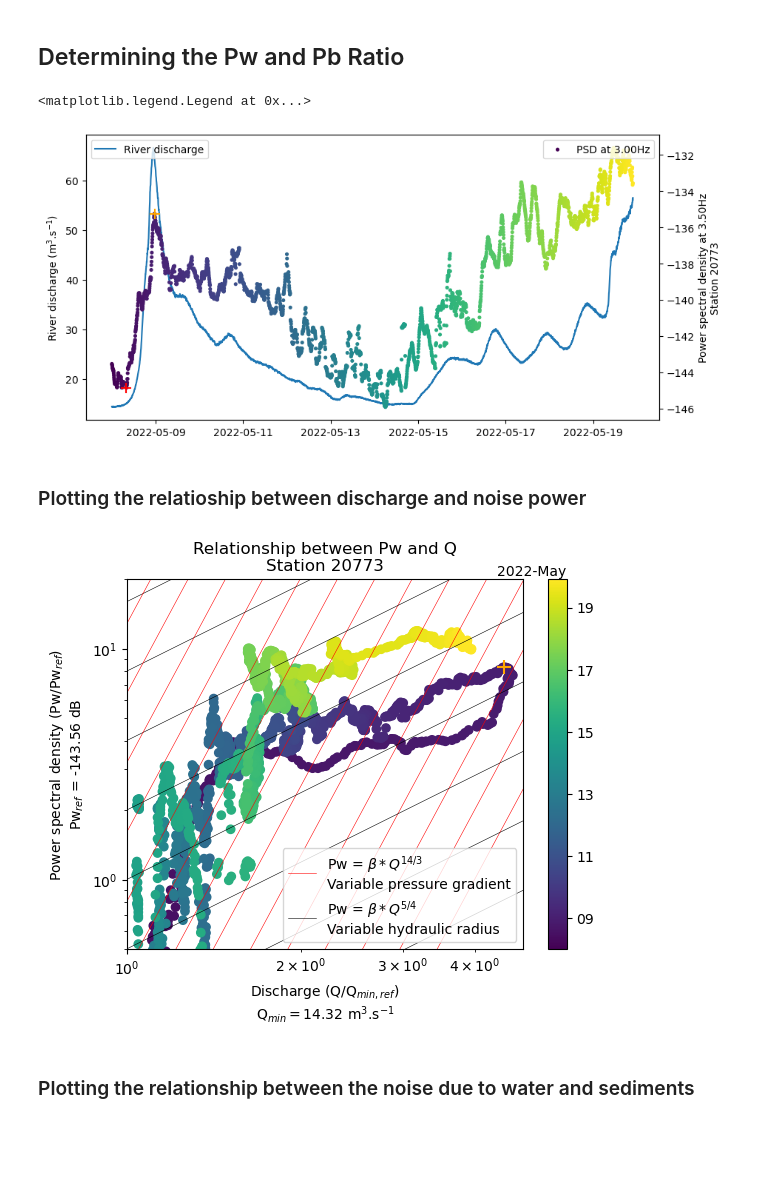
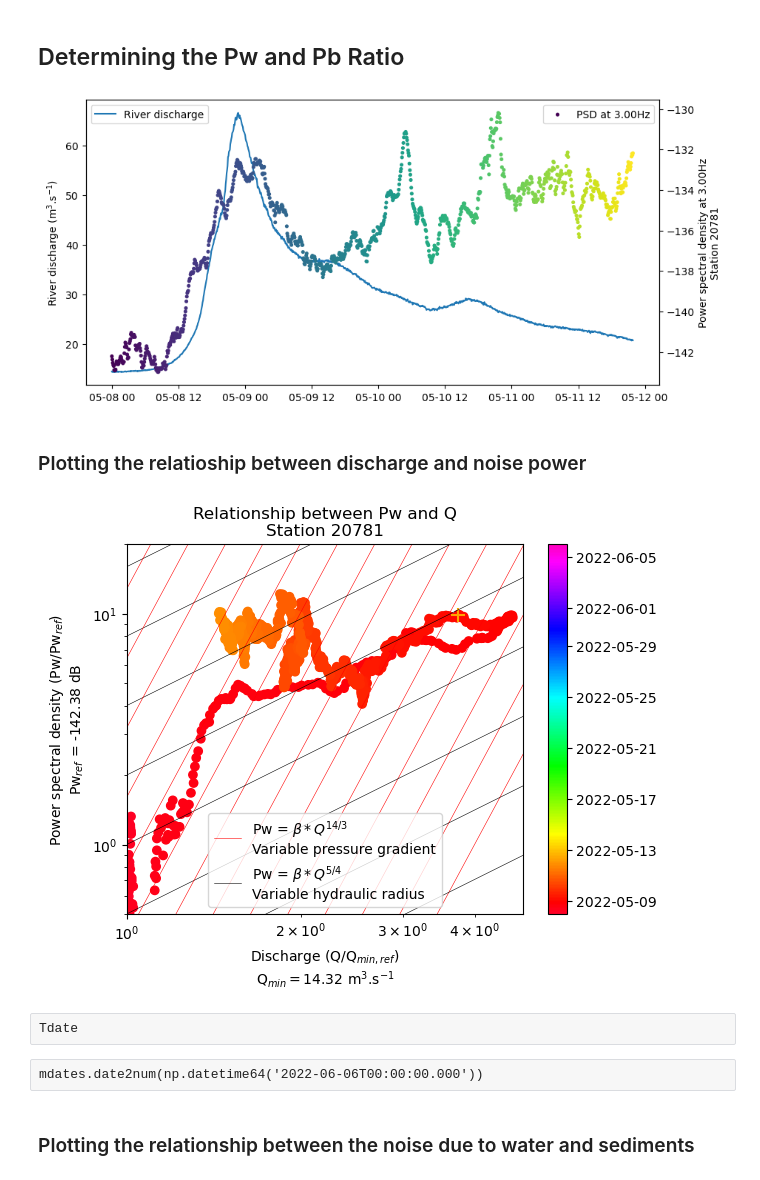
Before and after one commit to jgovoort/sismo-memo, a Jupyter notebook: hydro-glacier.ipynb, the cells around one changed output. Saved outputs shown, nothing was run; the diff lists cells and outputs as text; code cells hidden in the pictures; blank space fills up the shorter version.

```diff
--- a/hydro-glacier.ipynb
+++ b/hydro-glacier.ipynb
@@ -355,8 +385,13 @@ plt.show()
 # %% [markdown]
 ### Loading the PPSD for specific station
 # %%
-Snpz = '20773'
+Snpz = '20781'
 stt = '4530%s_ppsdZ.npz'%Snpz
 ppsd = PPSD.load_npz('./ppsd/%s'%stt)
 ppsd.plot_temporal([1/15,1/3])
+
+fig = plt.figure()
+ppsd.plot_spectrogram(grid=True)
+#plt.ylim(0.05,1)
+plt.show()
 # %% [output]
@@ -413,57 +450,67 @@ plt.legend(loc='upper left')
 ax1.set_ylabel('River discharge (m$^3$.s$^{-1}$)')
 ax2=ax1.twinx()
 ax2.scatter(Tdate,-sPwater[0],c=mdates.date2num(Tdate), s=7, label='PSD at %.2fHz' %(3.0))
-ax2.scatter(Tdate[idxMINP], MINP, marker='+', c='r', s=100)
-ax2.scatter(Tdate[idxMAXP], MAXP, marker='+', c='orange', s=100)
-ax2.set_ylabel('Power spectral density at %.2fHz\nStation %s' %(3.5, Snpz))
+#ax2.scatter(Tdate[idxMINP], MINP, marker='+', c='r', s=100)
+#ax2.scatter(Tdate[idxMAXP], MAXP, marker='+', c='orange', s=100)
+
+ax2.set_ylabel('Power spectral density at %.2fHz\nStation %s' %(3., Snpz))
 plt.legend(loc='upper right')
+
+
 #ax2.set_ylim(-150,-130)
+
+plt.savefig('./plot_hydro/Pw_Q_Time_%s.png' %Snpz , bbox_inches='tight')
 # %% [output]
-<matplotlib.legend.Legend at 0x...>
-[figure, old version]
+[figure, new version]
 # %% [markdown]
 ### Plotting the relatioship between discharge and noise power
 # %%
 import matplotlib.dates as mdates
-
+import matplotlib.colors as colors
 
 sPw = -sPwater[0]
 LQ =  disPW/np.min(disPW)
-plt.scatter(LQ, sPw-sPw[np.argmin(disPW)],c=mdates.date2num(Tdate))
+dd = plt.scatter(LQ, sPw-sPw[np.argmin(disPW)],c=mdates.date2num(Tdate))
+dd.set_norm(colors.Normalize(vmin=19120.0, vmax=19149.0))
+dd.set_cmap('gist_rainbow')
 
-cb = plt.colorbar()
+cb = plt.colorbar(cmap=colormap)
 loc = mdates.AutoDateLocator()
 cb.ax.yaxis.set_major_locator(loc)
-cb.ax.yaxis.set_major_formatter(mdates.ConciseDateFormatter(loc))
-
+cb.ax.yaxis.set_major_formatter(mdates.AutoDateFormatter(loc))
+mdates.AutoDateFormatter
 L = np.arange(1,70,.1)
 i = .0125/(2**4)
 
 np.arange(.2,4000,10)
 for j in range(50) :
     #print((.1*i-i/4000))
     i *= 2
     p1 = i*L**(14/3)
     p2 = i*5*L**(5/4)
     a1, = plt.plot(L, p1, c='r',label='Pw = $ \\beta*Q^{14/3}$\nVariable pressure gradient',linewidth=.4)
     a2,= plt.plot(L, p2, c='k',label='Pw = $\\beta*Q^{5/4}$\nVariable hydraulic radius',linewidth=.4)
 
 plt.scatter(LQ[idxMINP], MINP-sPw[np.argmin(disPW)], marker='+', c='r', s=100)
 plt.scatter(LQ[idxMAXP], MAXP-sPw[np.argmin(disPW)], marker='+', c='orange', s=100)
 
 plt.ylim(.5, 20)
 plt.xlim(1,np.max(disPW/np.min(disPW))+.2)
 #plt.xlim(-.5, 10)
 plt.legend(handles=[a1, a2])
 plt.xlabel('Discharge (Q/Q$_{min, ref}$)\nQ$_{min} = %.2f$ m$^3$.s$^{-1}$'  %(np.min(disPW)))
 plt.ylabel('Power spectral density (Pw/Pw$_{ref}$)\nPw$_{ref}$ = %.2f dB'%(sPw[np.argmin(disPW)]))
 plt.title('Relationship between Pw and Q\nStation %s'%Snpz)
 plt.xscale('log')
 plt.yscale('log')
 plt.savefig('./plot_hydro/Pw_Q_%s' %Snpz, bbox_inches='tight')
 plt.show()
 # %% [output]
-[figure, old version]
+[figure, new version]
+# %% [raw]
+Tdate
+# %% [raw]
+mdates.date2num(np.datetime64('2022-06-06T00:00:00.000'))
 # %% [markdown]
 ### Plotting the relationship between the noise due to water and sediments
 # %%
```
Also changed, not shown: parts of 7 cells of this notebook, 4 other files.
